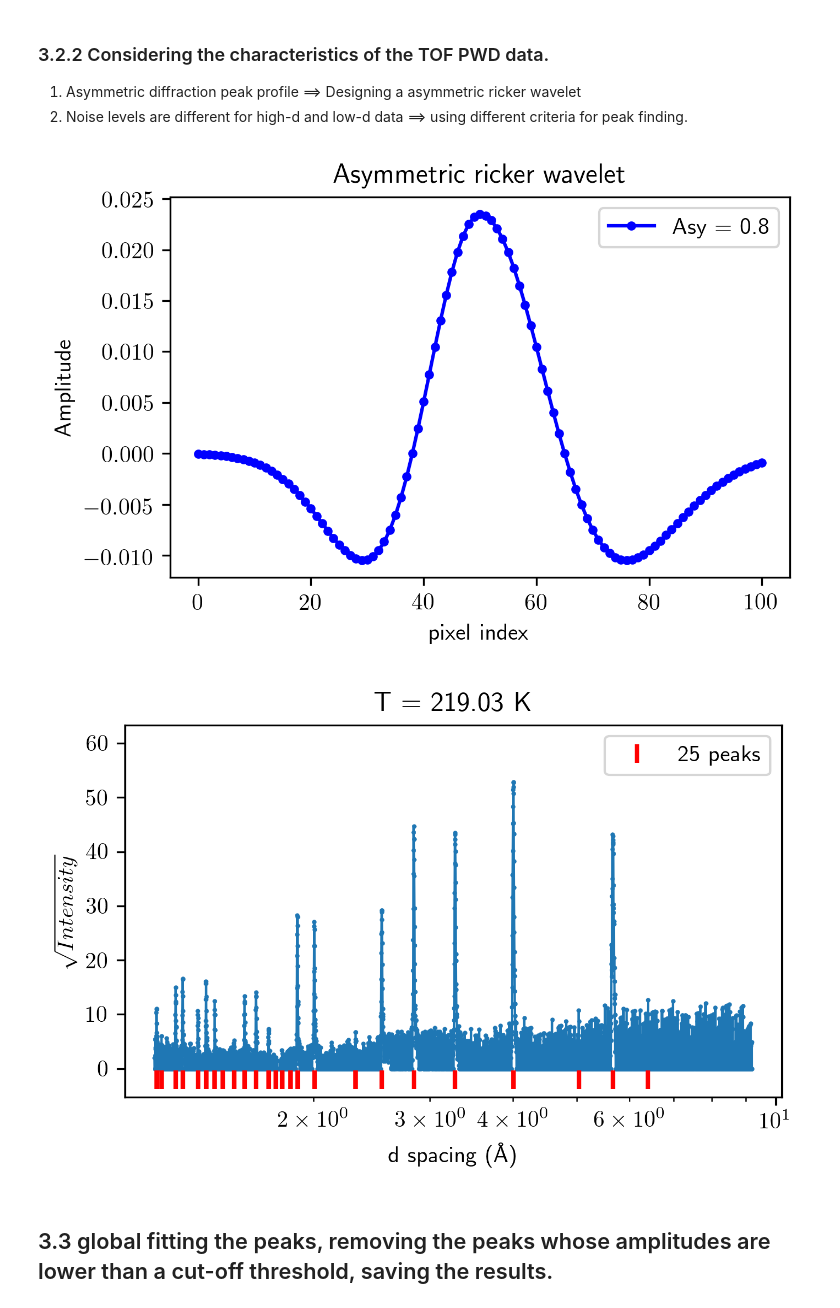
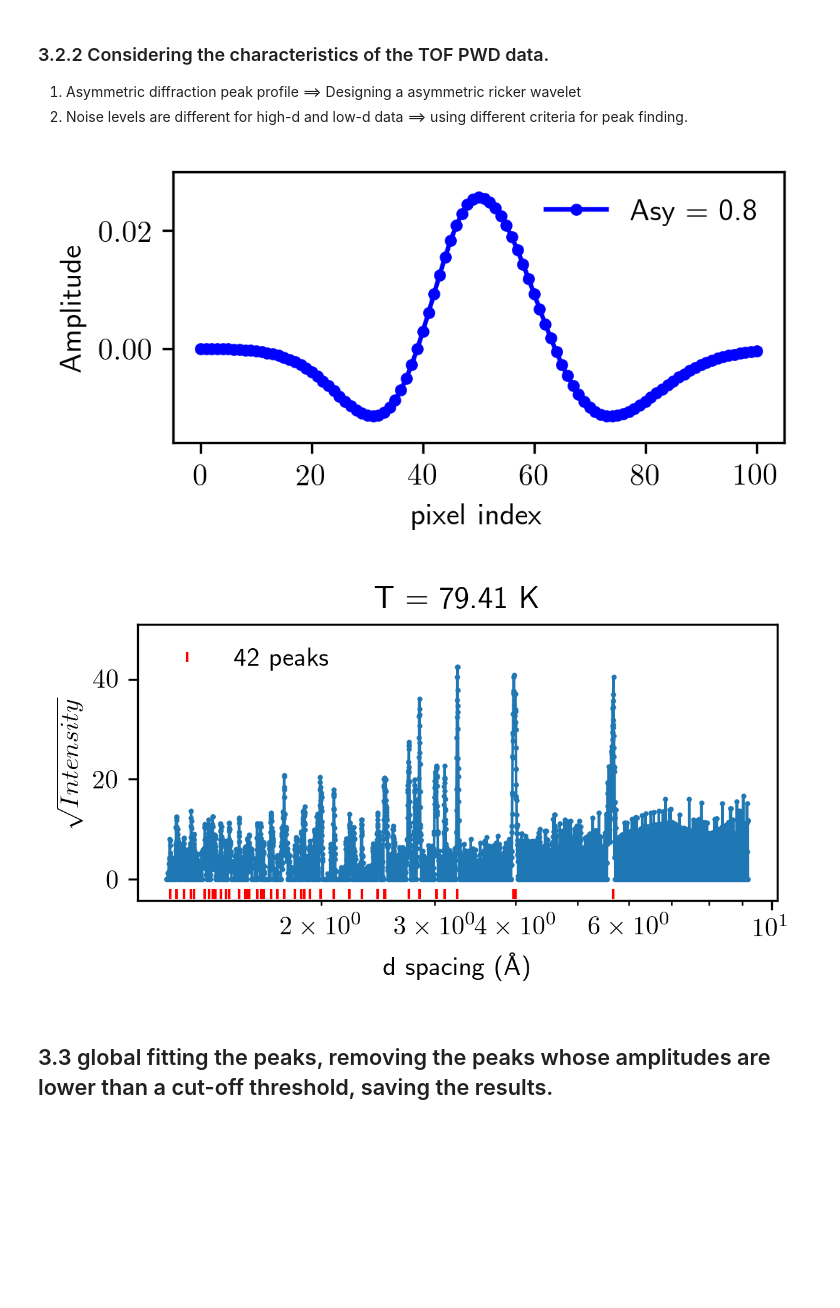
Before and after one commit to yaohualiu/NPD, a Jupyter notebook: NPD_Q3.ipynb, the cells around one changed output. Drawn from its saved outputs; the diff is of its cells as text; code cells hidden in the pictures; blank space fills up the shorter version.

```diff
--- a/NPD_Q3.ipynb
+++ b/NPD_Q3.ipynb
@@ -435,28 +482,28 @@ def _peak_cleanup_by_distance(peakindx, min_dis, lens=0):
 
     return np.asarray(unique_peak)
 # %%
-plt.figure(figsize(4.8, 3.2))
-ricker_line = _ricker_asy(101, 12)
+plt.figure(figsize(3.8, 2.))
+ricker_line = _ricker_asy(101, 11)
 plt.plot(ricker_line, '.-', color='b',label="Asy = 0.8")
-plt.title('Asymmetric ricker wavelet')
+#plt.title('asymmetric ricker wavelet')
 plt.xlabel('pixel index')
 plt.ylabel('Amplitude')
-#plt.ylim(-0.015, 0.03)
-plt.legend(loc=1)
+plt.ylim(-0.016, 0.03)
+plt.legend(loc=1, frameon=False)
 plt.tight_layout()
 #plt.savefig('Q3/Figs/Asy_ricker_wavelet')
 # %% [output]
-[figure, old version]
+[figure, new version]
 # %%
-temp = 220
+temp = 80
 data = intsy_rmbkg[(abs(temps-temp)).argmin()]
 peakind = _find_peaks_byindx(data)
 filename = "Q3/Figs/peakfinding_asyricker_%dK" %(temp)
-plt.figure(figsize(4.8, 3.2))
+plt.figure(figsize(4.2, 2.4))
 plot_peakloc_indx(intsy_rmbkg, temps, dd_cs, peakind,
                   par_val=temp, outputfilename = filename)
 # %% [output]
-[figure, old version]
+[figure, new version]
 # %% [markdown]
 ## 3.3 global fitting the peaks, removing the peaks whose amplitudes are lower than a cut-off threshold, saving the results.
 # %%
```
Also changed, not shown: parts of 15 cells of this notebook.
